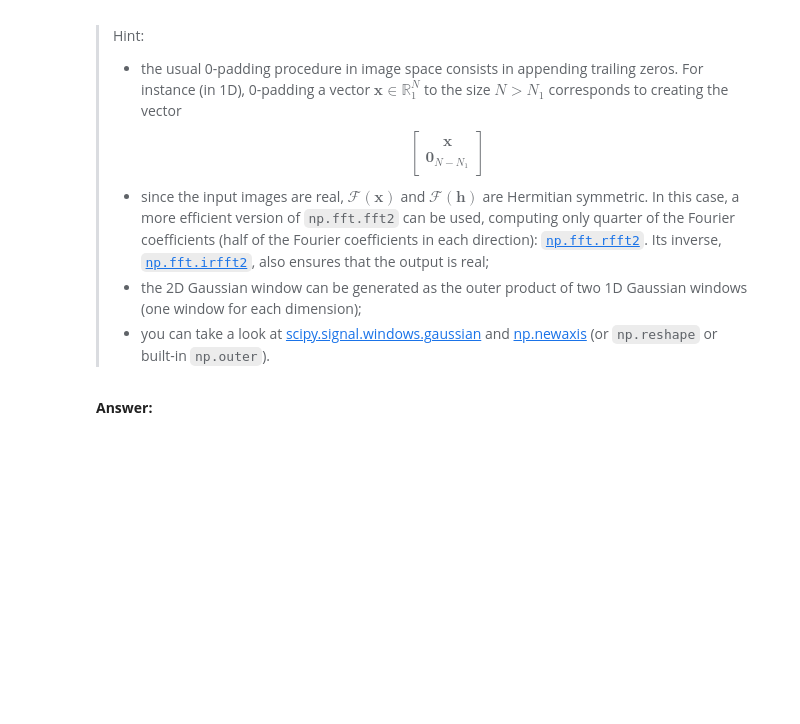
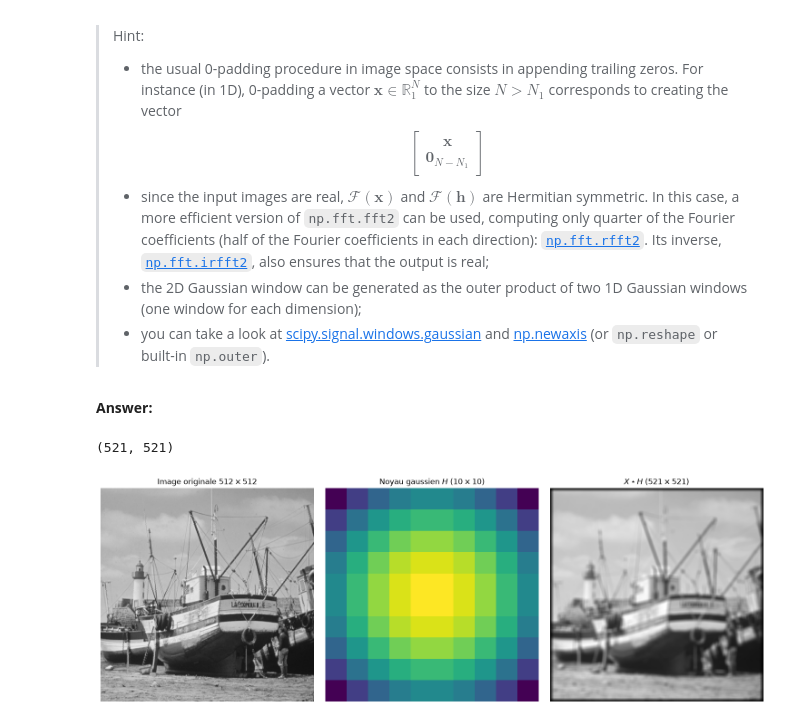
Before and after one commit to alxndrTL/python_sdia, a Jupyter notebook: Labs/Lab3/FERNANDES_TORRES_Lab3.ipynb, the cells around one changed output. Cells and saved outputs as stored; diff of their text form; code cells hidden in the pictures; blank space fills up the shorter version.

```diff
--- a/Labs/Lab3/FERNANDES_TORRES_Lab3.ipynb
+++ b/Labs/Lab3/FERNANDES_TORRES_Lab3.ipynb
@@ -462,0 +501,44 @@ Compute and display $\mathbf{X} \star \mathbf{H}$, for $M_2 = N_2 = 10$. What do
+# %%
+from scipy.signal.windows import gaussian
+
+M1, N1 = X.shape
+M2, N2 = 10, 10
+sigma_y, sigma_x = 10, 10
+
+# on reprend la définition de la consigne en faisant l'outer-product de 2 fenêtres gaussiennes:
+w_y = gaussian(M2, sigma_y)
+w_x = gaussian(N2, sigma_x)
+H = np.outer(w_y, w_x)
+H = H / H.sum() # normalisation
+
+# taille de la convolution linéaire
+M, N = M1 + M2 - 1, N1 + N2 - 1
+
+# on ajoute des zéros à la fin (en bas et à droite) (0-padding)
+X_pad = np.zeros((M, N))
+X_pad[:M1, :N1] = X
+H_pad = np.zeros((M, N))
+H_pad[:M2, :N2] = H
+
+# produit terme à terme dans le domaine fréquentiel pour réaliser la convolution dans le domaine spatial
+Y = np.fft.irfft2(np.fft.rfft2(X_pad) * np.fft.rfft2(H_pad), s=(M, N))
+print(Y.shape)
+
+fig, axes = plt.subplots(1, 3, figsize=(15, 5))
+
+axes[0].imshow(X, cmap="gray")
+axes[0].set_title(rf"Image originale ${M1} \times {N1}$")
+
+axes[1].imshow(H, cmap="viridis")
+axes[1].set_title(rf"Noyau gaussien $H$ (${M2} \times {N2}$)")
+
+axes[2].imshow(Y, cmap="gray")
+axes[2].set_title(rf"$X \star H$ (${M} \times {N}$)")
+
+for ax in axes:
+    ax.axis("off")
+plt.tight_layout()
+plt.show()
+# %% [output]
+(521, 521)
+[figure, added]
```
Also changed, not shown: parts of 10 cells of this notebook, 2 other files.
